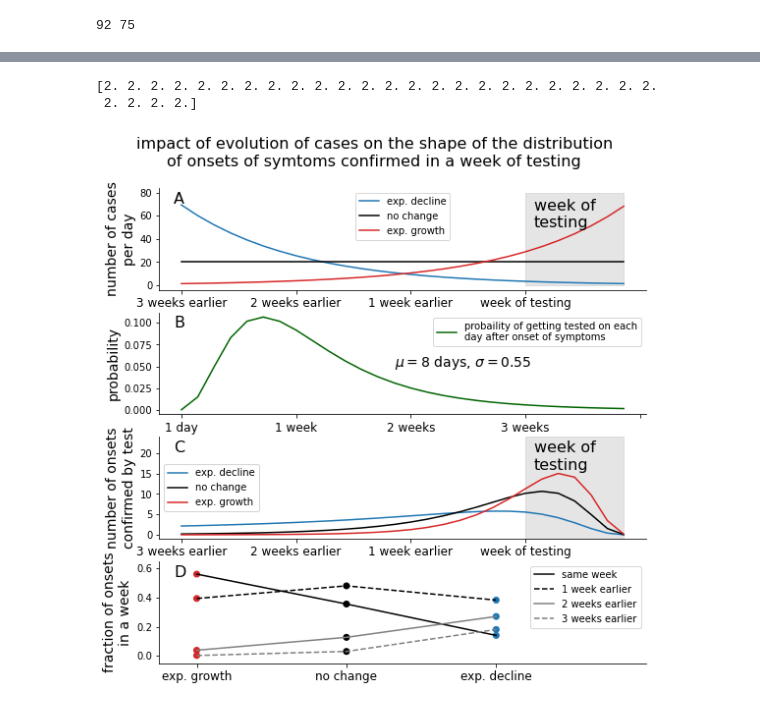
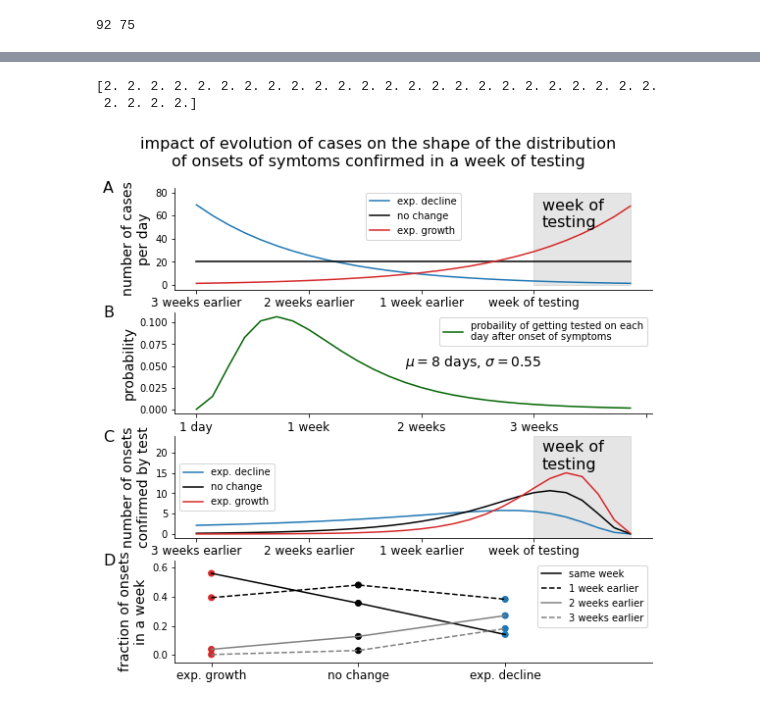
Before and after one commit to Priesemann-Group/covid19_research, a Jupyter notebook: data_exploration/betterDeaths.ipynb, the cells around one changed output, grey strips where cells are left out. Cells and saved outputs as stored; diff of their text form; code cells hidden in the pictures.

```diff
--- a/data_exploration/betterDeaths.ipynb
+++ b/data_exploration/betterDeaths.ipynb
@@ -85,13 +97,17 @@ fig.subplots_adjust(wspace=0.15,hspace=0.14,left=0.08,right=0.98,top=0.96,bottom
 ax = axes[0,0]
 plasma = plt.cm.plasma
 
-for i,k in enumerate(sorted(deaths.keys())):
+keys = sorted(deaths.keys())
+for i,k in enumerate(keys):
     v = deaths[k]
     c = plasma(i/(len(deaths)+1))
     ks = "%d"%k
     l = "%s.%s.20%s"%(ks[4:],ks[2:4],ks[:2])
     s = np.sum(v)
-    ax.plot(ts[:len(v)],v,label=l+" n=%d"%(s),color=c)
+    label = None
+    if i>len(keys)-10 or i%3==0:
+        label = l+" n=%d"%(s)
+    ax.plot(ts[:len(v)],v,label=label,color=c)
 
 ax.set_ylabel("number of deaths")
 ax.legend()
@@ -115,7 +131,7 @@ def rdate(s):
             r = datetime.datetime.strptime(s.split(" ")[0],"%m/%d/%Y")
     return r.date()
 
-nowcast_df = pd.read_csv("data/Nowcasting_Zahlen_200528.csv", sep=",")
+nowcast_df = pd.read_csv("data/Nowcasting_Zahlen_200624.csv", sep=",")
 ck = nowcast_df.columns
 # Renaming of columns
 nowcast_df = nowcast_df.rename(columns={ck[0]:"date",ck[1]:"new_infected",ck[2]:"new_infected_low",ck[3]:"new_infected_high"})
@@ -228,8 +245,9 @@ print(cases)
 x_ticks = [1,8,15,22,29]
 
 fig = plt.figure(figsize=(8,8))
-fig.subplots_adjust(wspace=0.33,hspace=0.22,left=0.12,right=0.98,top=0.89,bottom=0.05)
+fig.subplots_adjust(wspace=0.33,hspace=0.22,left=0.14,right=0.985,top=0.89,bottom=0.05)
 fig.suptitle("impact of evolution of cases on the shape of the distribution\nof onsets of symtoms confirmed in a week of testing",fontsize=16)
+fig.set_alpha(0)
 
 gs = fig.add_gridspec(4, 1)
 ax = fig.add_subplot(gs[0,0])
@@ -282,33 +300,35 @@ for i,wd,l,c,m in zip(range(4),np.array(values).T,wlegend,["black","black","grey
 dx.legend()
 dx.set_xlim(-.25,3)
 dx.set_xticks([0,1,2])
 dx.set_xticklabels(legend[::-1],fontsize=12)
 dx.set_yticks([x/5 for x in range(4)])
 dx.set_ylim(-.05,.65)
 dx.set_ylabel("fraction of onsets\nin a week",fontsize=14)
 
 ax.set_xticks(x_ticks[:-1])
 ax.set_xticklabels(wlegend[-1:0:-1]+["week of testing"],fontsize=12)
 bx.set_xticks(x_ticks)
 
 cx.set_xticks(x_ticks[:-1])
 cx.set_xticklabels(wlegend[-1:0:-1]+["week of testing"],fontsize=12)
 
 ax.fill_between([22,28],[0,0],[80,80],color="grey",alpha=.2)
 ax.text(22.5,50,"week of\ntesting",fontsize=16)
 cx.fill_between([22,28],[-1,-1],[24,24],color="grey",alpha=.2)
 cx.text(22.5,16,"week of\ntesting",fontsize=16)
 
 for tx,k in zip([ax,bx,cx,dx],["A","B","C","D"]):
-    tx.text(.03,.85,k,transform=tx.transAxes,fontsize=16)
+    tx.text(-.15,.95,k,transform=tx.transAxes,fontsize=16)
 
 for tx in [ax,bx,cx,dx]:
     tx.spines['top'].set_visible(False)
     tx.spines['right'].set_visible(False)
+    tx.set_alpha(.1)
 
-fig.savefig("FigIndependentTesting.pdf")
+
+fig.savefig("FigIndependentTesting.pdf",transparancy=True)
 fig.savefig("FigIndependentTesting.svg")
 # %% [output]
 [2. 2. 2. 2. 2. 2. 2. 2. 2. 2. 2. 2. 2. 2. 2. 2. 2. 2. 2. 2. 2. 2. 2. 2.
  2. 2. 2. 2.]
-[figure, old version]
+[figure, new version]
```
Also changed, not shown: parts of 4 cells of this notebook, 6 other files.
